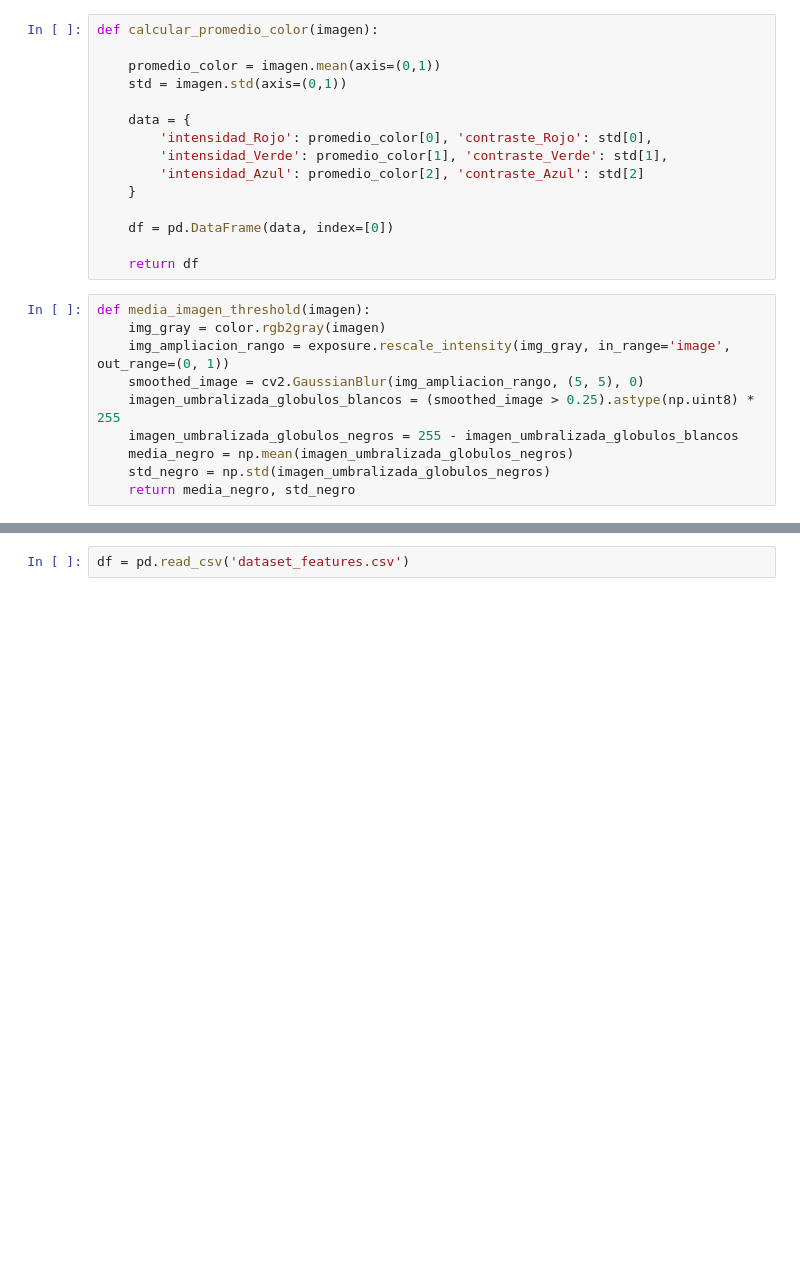
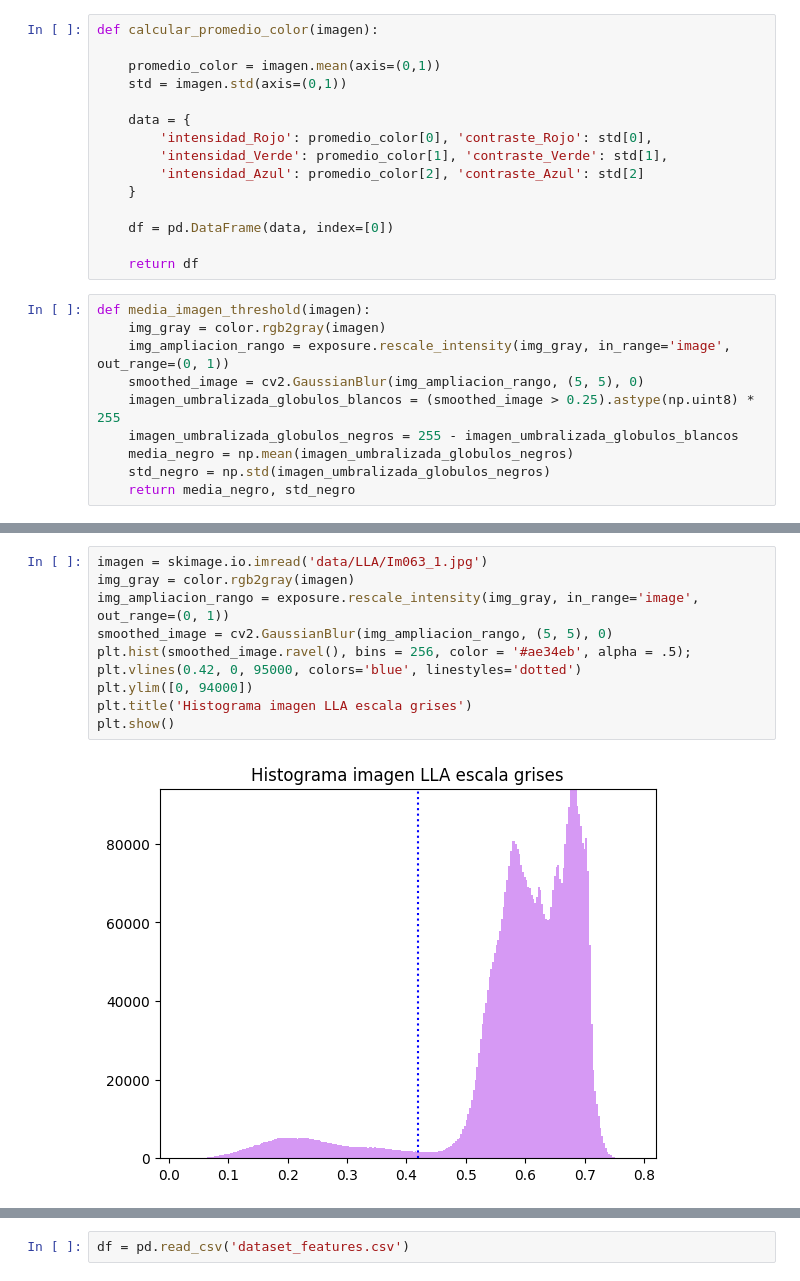
Before and after one commit to unaimleal/health_reto9, a Jupyter notebook: Health_reto10_grupal.ipynb, the cells around one changed output, grey strips where cells are left out. Saved outputs shown, nothing was run; the diff lists cells and outputs as text; blank space fills up the shorter version.

```diff
--- a/Health_reto10_grupal.ipynb
+++ b/Health_reto10_grupal.ipynb
@@ -66,3 +67,15 @@ for subcarpeta in os.listdir(carpeta):
 
 df = pd.concat([lista_dfs_res[0], lista_dfs_res[1]], ignore_index=True)
 df = df.sample(frac=1).reset_index(drop=True)
+# %%
+imagen = skimage.io.imread('data/LLA/Im063_1.jpg')
+img_gray = color.rgb2gray(imagen)
+img_ampliacion_rango = exposure.rescale_intensity(img_gray, in_range='image', out_range=(0, 1))
+smoothed_image = cv2.GaussianBlur(img_ampliacion_rango, (5, 5), 0)
+plt.hist(smoothed_image.ravel(), bins = 256, color = '#ae34eb', alpha = .5);
+plt.vlines(0.42, 0, 95000, colors='blue', linestyles='dotted')
+plt.ylim([0, 94000])
+plt.title('Histograma imagen LLA escala grises')
+plt.show()
+# %% [output]
+[figure, added]
```
Also changed, not shown: parts of 8 cells of this notebook, 1 other file.
